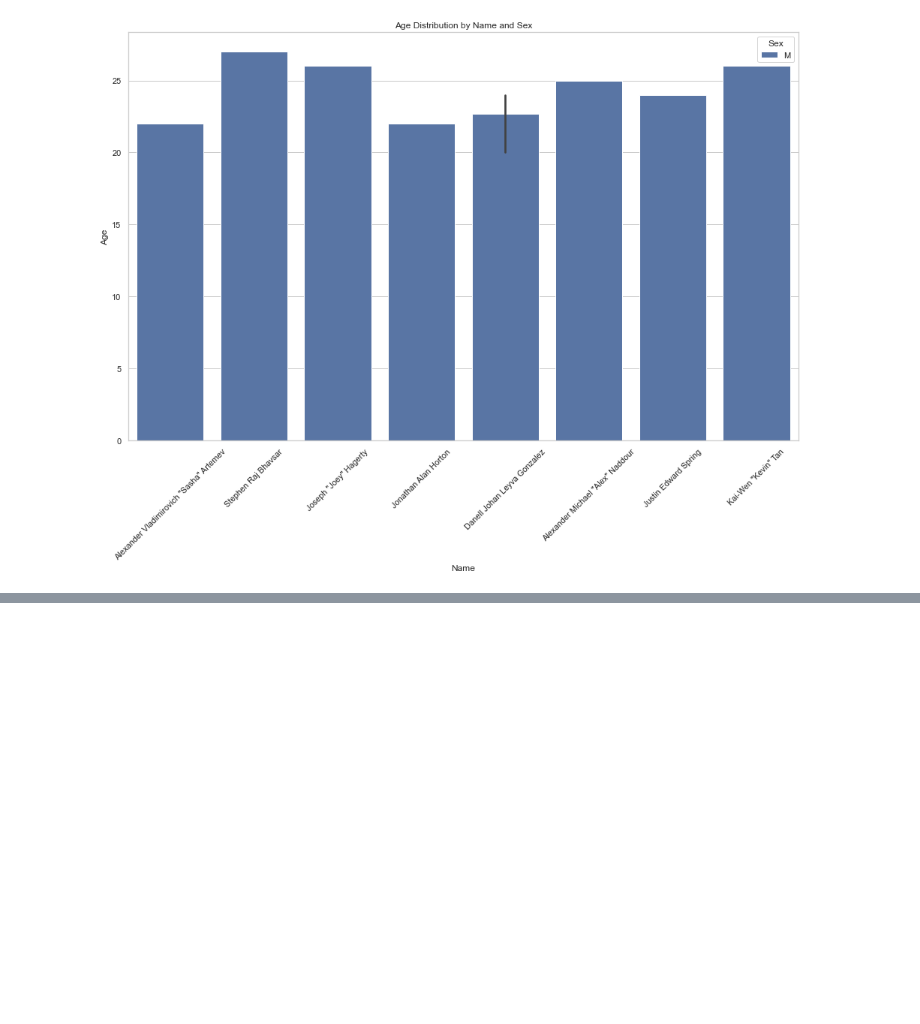
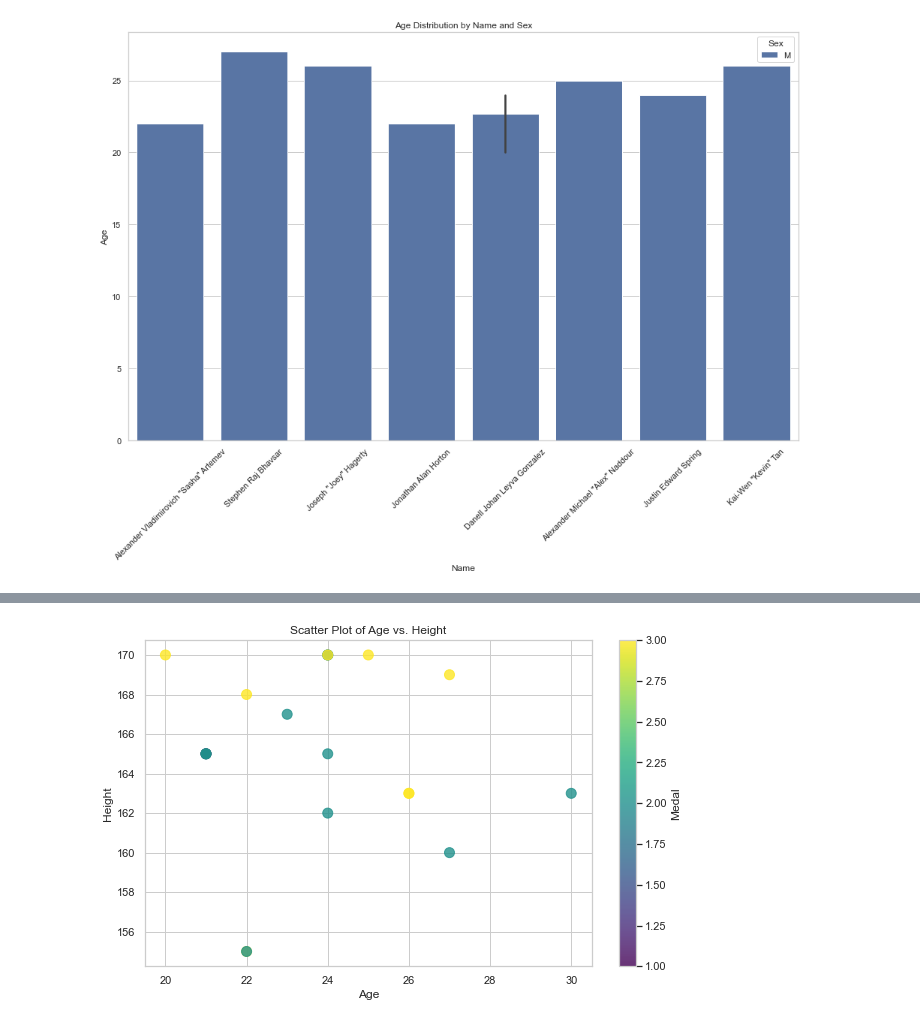
Before and after one commit to RyanJTalbot/MSDS, a Jupyter notebook: Core/Data Mining Foundations/Data Mining Project/Project/competition_gym2023/kaggle-data/kaggle_men.ipynb, the cells around one changed output, grey strips where cells are left out. Drawn from its saved outputs; the diff is of its cells as text; code cells hidden in the pictures; blank space fills up the shorter version.

```diff
--- a/Core/Data Mining Foundations/Data Mining Project/Project/competition_gym2023/kaggle-data/kaggle_men.ipynb
+++ b/Core/Data Mining Foundations/Data Mining Project/Project/competition_gym2023/kaggle-data/kaggle_men.ipynb
@@ -332,0 +421,2 @@ plt.show()
+# %%
+df = df.drop(columns=["NOC"])
@@ -332,0 +462,6 @@ plt.show()
+# %%
+# Calculate the mean of each column
+column_means = df["Weight"].mean()
+
+# Fill NaN values with column means
+df_filled = df.fillna(column_means)
@@ -332,0 +516,2 @@ plt.show()
+# %%
+df = df_filled.drop(columns=["ID"])
@@ -332,0 +546,5 @@ plt.show()
+# %%
+medal_mapping = {'Gold': 1, 'Silver': 2, 'Bronze': 3}
+
+# Use the replace method to map text values to integers
+df['Medal'] = df['Medal'].replace(medal_mapping)
@@ -332,0 +571,12 @@ plt.show()
+# %%
+# Create a scatter plot of Age vs. Height
+plt.figure(figsize=(10, 6))
+plt.scatter(df['Age'], df['Height'], c=df['Medal'], cmap='viridis', s=100, alpha=0.8)
+plt.xlabel('Age')
+plt.ylabel('Height')
+plt.title('Scatter Plot of Age vs. Height')
+plt.colorbar(label='Medal')
+plt.grid(True)
+plt.show()
+# %% [output]
+[figure, added]
```
Also changed, not shown: parts of 31 cells of this notebook, 34 other files.
